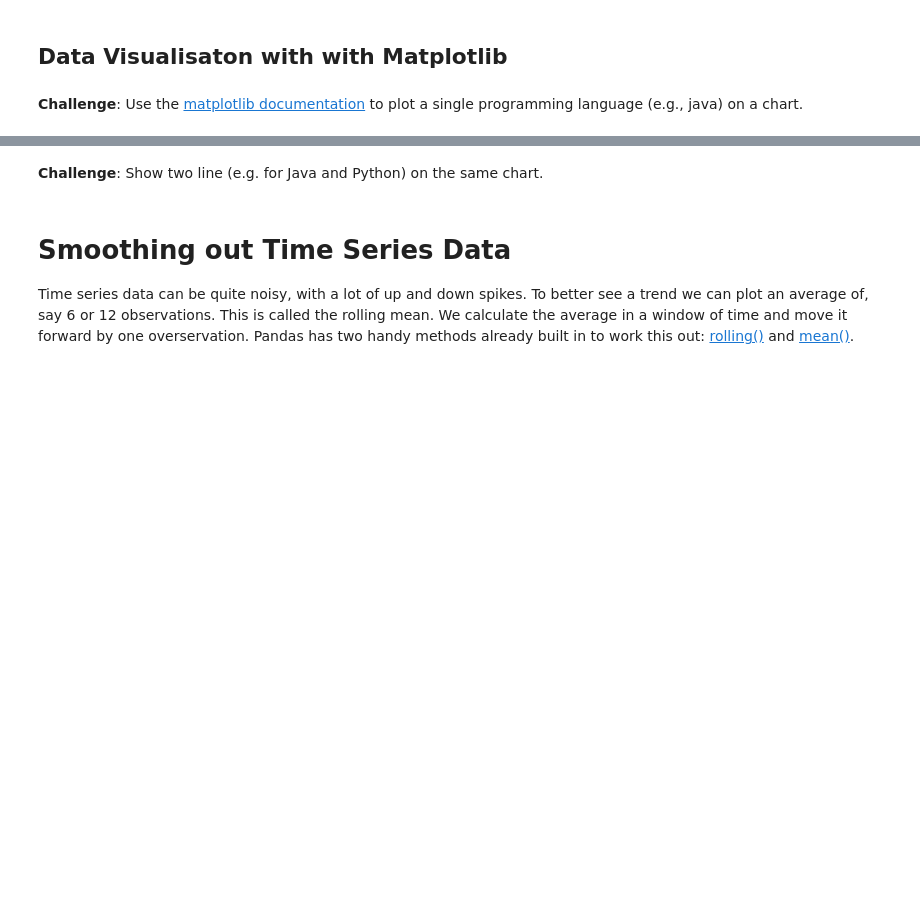
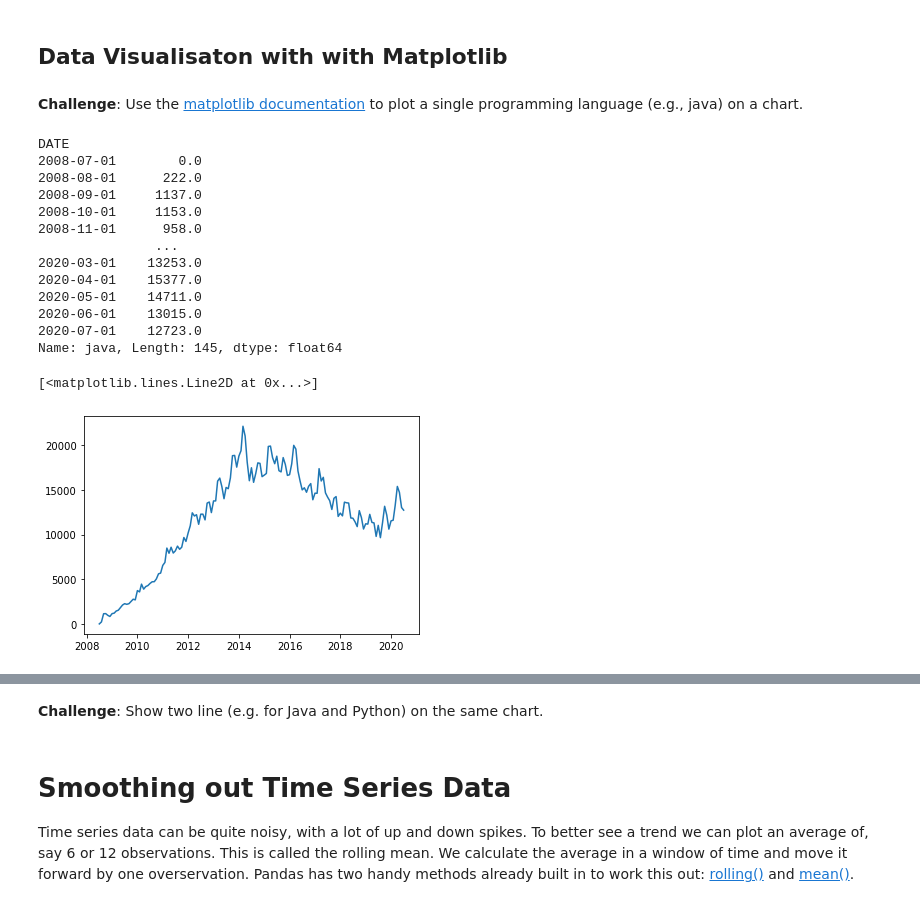
Before and after one commit to hattiepwvi/Matplotlib-Visualization, a Jupyter notebook: Programming_Languages_(start).ipynb, the cells around one changed output, grey strips where cells are left out. Drawn from its saved outputs; the diff is of its cells as text; code cells hidden in the pictures; blank space fills up the shorter version.

```diff
--- a/Programming_Languages_(start).ipynb
+++ b/Programming_Languages_(start).ipynb
@@ -193,0 +196,20 @@ dtype: int64
+# %%
+x = reshaped_df['java']
+print(x)
+plt.plot(x)
+# %% [output]
+DATE
+2008-07-01        0.0
+2008-08-01      222.0
+2008-09-01     1137.0
+2008-10-01     1153.0
+2008-11-01      958.0
+               ...
+2020-03-01    13253.0
+2020-04-01    15377.0
+2020-05-01    14711.0
+2020-06-01    13015.0
+2020-07-01    12723.0
+Name: java, Length: 145, dtype: float64
+[<matplotlib.lines.Line2D at 0x...>]
+[figure, added]
```
Also changed, not shown: parts of 15 cells of this notebook.
